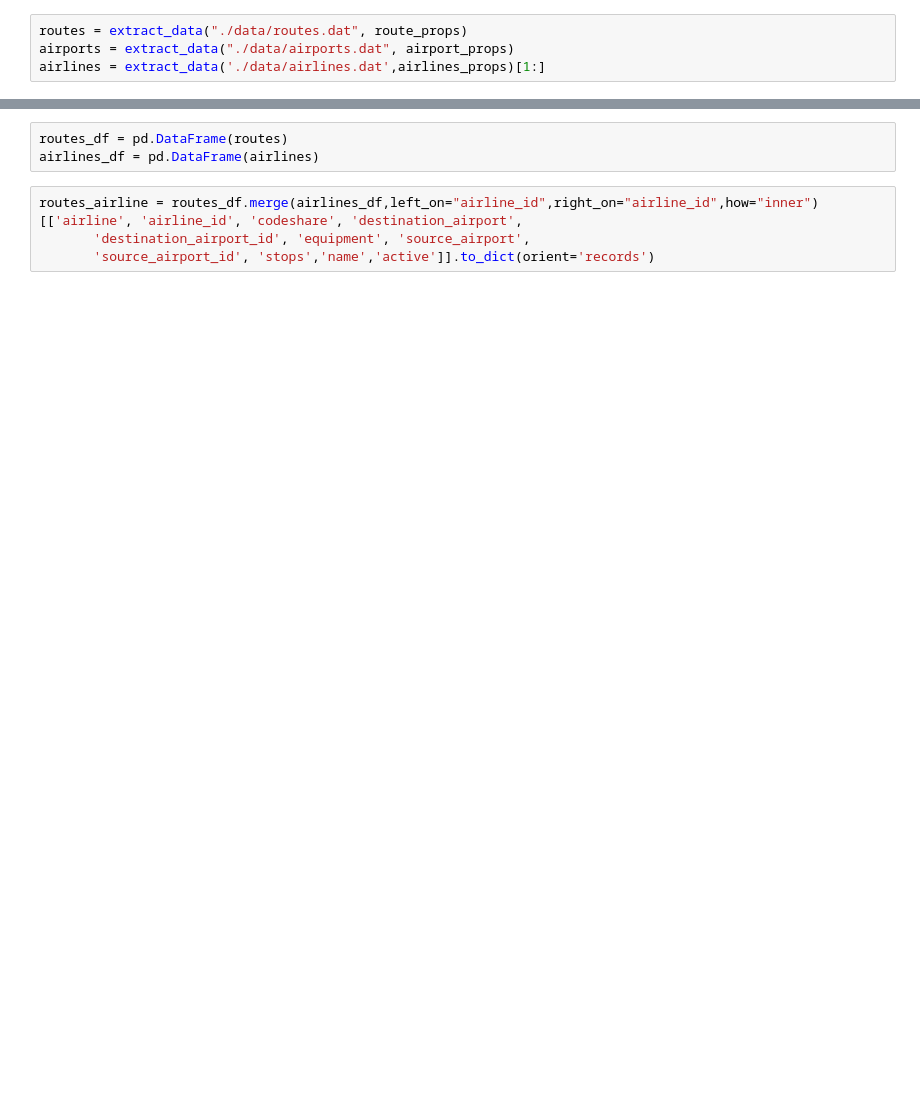
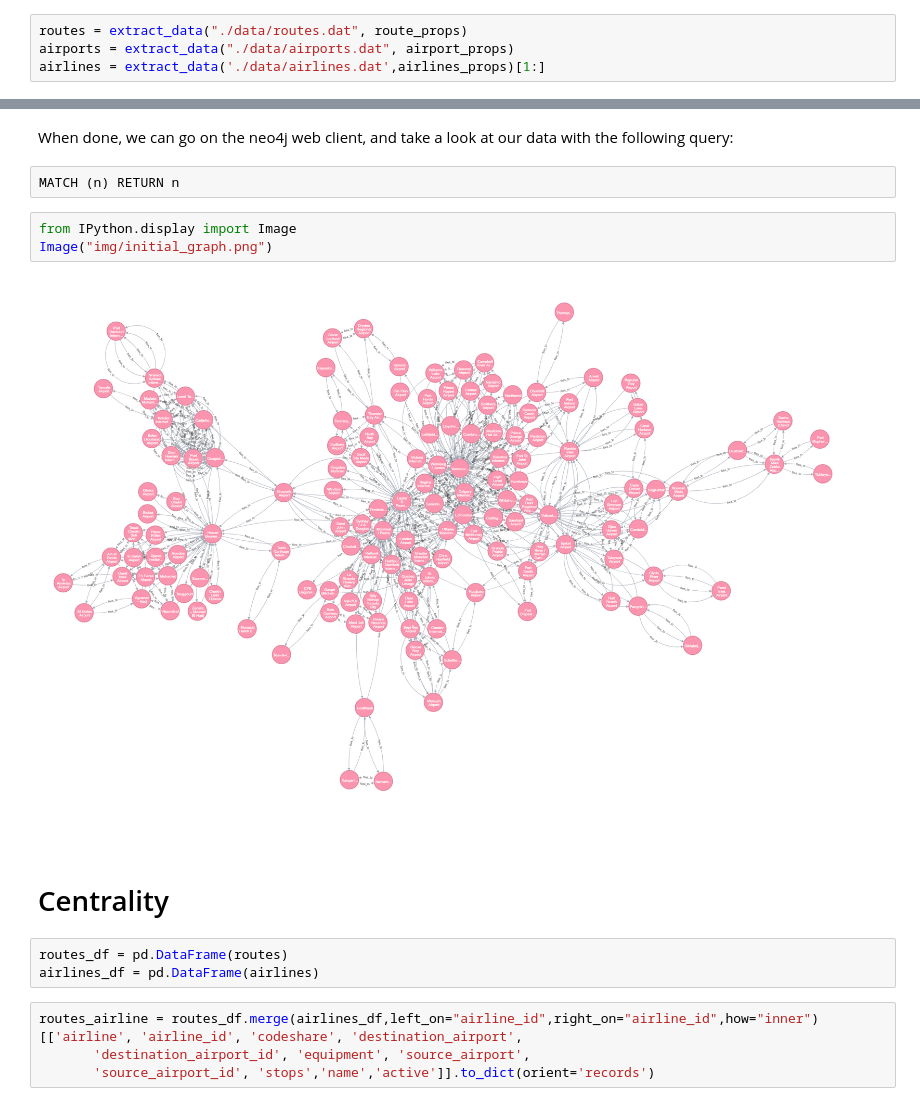
Before and after one commit to bvshyam/620_Project_1, a Jupyter notebook: main_analysis.ipynb, the cells around one changed output, grey strips where cells are left out. Saved outputs shown, nothing was run; the diff lists cells and outputs as text; blank space fills up the shorter version.

```diff
--- a/main_analysis.ipynb
+++ b/main_analysis.ipynb
@@ -73,3 +138,14 @@ airlines = extract_data('./data/airlines.dat',airlines_props)[1:]
+# %% [markdown]
+When done, we can go on the neo4j web client, and take a look at our data with the following query:
+# %%
+MATCH (n) RETURN n
+# %%
+from IPython.display import Image
+Image("img/initial_graph.png")
+# %% [output]
+[figure, added]
+# %% [markdown]
+# Centrality
 # %%
 routes_df = pd.DataFrame(routes)
 airlines_df = pd.DataFrame(airlines)
```
Also changed, not shown: parts of 17 cells of this notebook, 1 other file.
